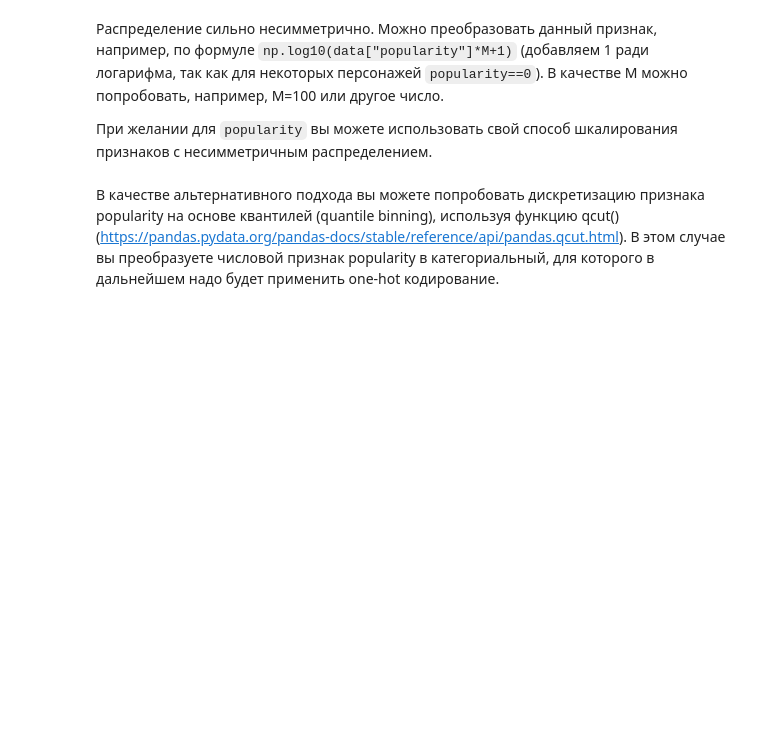
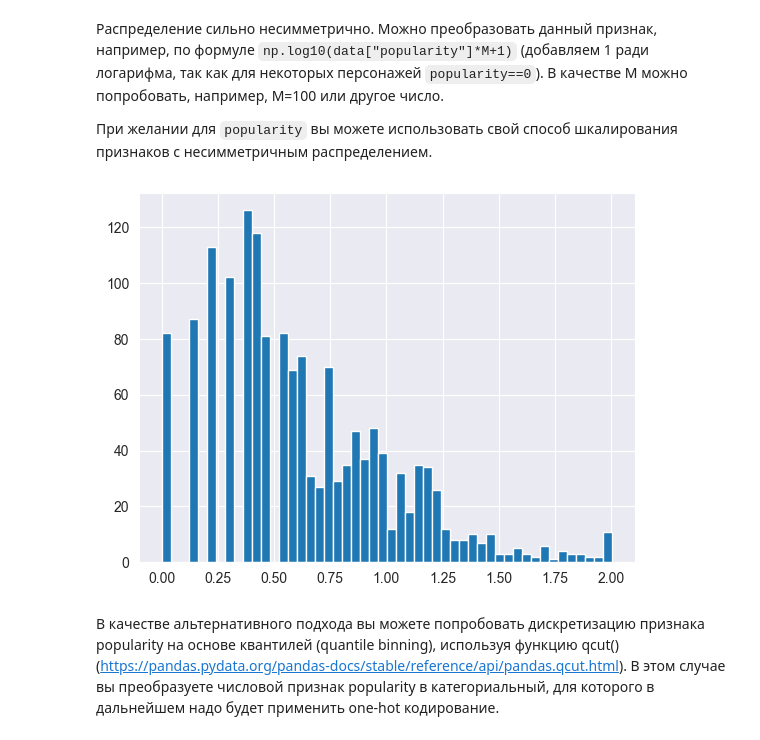
Before and after one commit to GRFLD9/DLS, a Jupyter notebook: hw_1_game_of_thrones.ipynb, the cells around one changed output. Saved outputs shown, nothing was run; the diff lists cells and outputs as text; code cells hidden in the pictures; blank space fills up the shorter version.

```diff
--- a/hw_1_game_of_thrones.ipynb
+++ b/hw_1_game_of_thrones.ipynb
@@ -149,6 +236,12 @@ data.describe(include = [...]).T[['count', 'min', 'max']]
 Распределение сильно несимметрично. Можно преобразовать данный признак, например, по формуле `np.log10(data["popularity"]*M+1)` (добавляем 1 ради логарифма, так как для некоторых персонажей `popularity==0`). В качестве M можно попробовать, например, M=100 или другое число.
 
 При желании для `popularity` вы можете использовать свой способ шкалирования признаков с несимметричным распределением.
+# %%
+train['popularity_log'] = np.log10(train['popularity'] * 100 + 1)
+train['popularity_log'].hist(bins=50)
+plt.show()
+# %% [output]
+[figure, added]
 # %% [markdown]
 В качестве альтернативного подхода вы можете попробовать дискретизацию признака popularity на основе квантилей (quantile binning), используя функцию qcut() (https://pandas.pydata.org/pandas-docs/stable/reference/api/pandas.qcut.html). В этом случае вы преобразуете числовой признак popularity в категориальный, для которого в дальнейшем надо будет применить one-hot кодирование.
 # %% [markdown]
```
Also changed, not shown: parts of 60 cells of this notebook, 1 other file.
